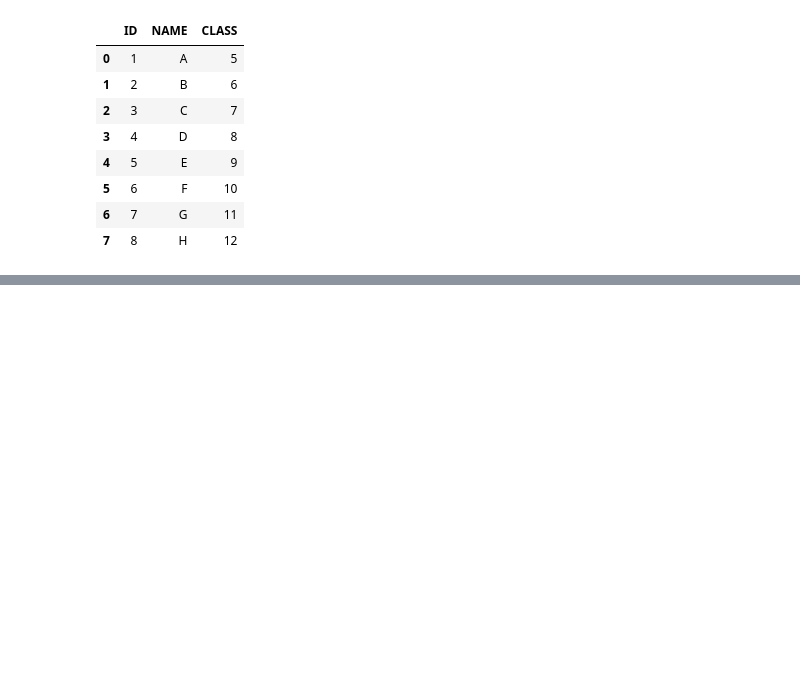
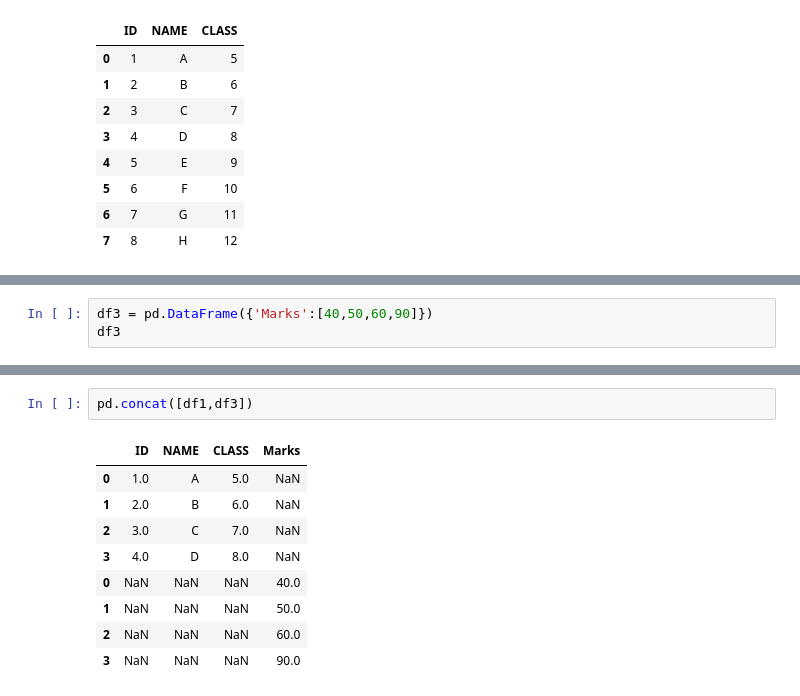
Before and after one commit to AkashSalmuthe/Python-Noteboks, a Jupyter notebook: Pandas_Basics.ipynb, the cells around one changed output, grey strips where cells are left out. Cells and saved outputs as stored; diff of their text form; blank space fills up the shorter version.

```diff
--- a/Pandas_Basics.ipynb
+++ b/Pandas_Basics.ipynb
@@ -1669,0 +1764,3 @@ pd.concat([df1,df2],axis=0,ignore_index=True)
+# %%
+df3 = pd.DataFrame({'Marks':[40,50,60,90]})
+df3
@@ -1669,0 +1773,12 @@ pd.concat([df1,df2],axis=0,ignore_index=True)
+# %%
+pd.concat([df1,df3])
+# %% [output]
+|  | ID | NAME | CLASS | Marks |
+| 0 | 1.0 | A | 5.0 | NaN |
+| 1 | 2.0 | B | 6.0 | NaN |
+| 2 | 3.0 | C | 7.0 | NaN |
+| 3 | 4.0 | D | 8.0 | NaN |
+| 0 | NaN | NaN | NaN | 40.0 |
+| 1 | NaN | NaN | NaN | 50.0 |
+| 2 | NaN | NaN | NaN | 60.0 |
+| 3 | NaN | NaN | NaN | 90.0 |
```
Also changed, not shown: parts of 11 cells of this notebook.
